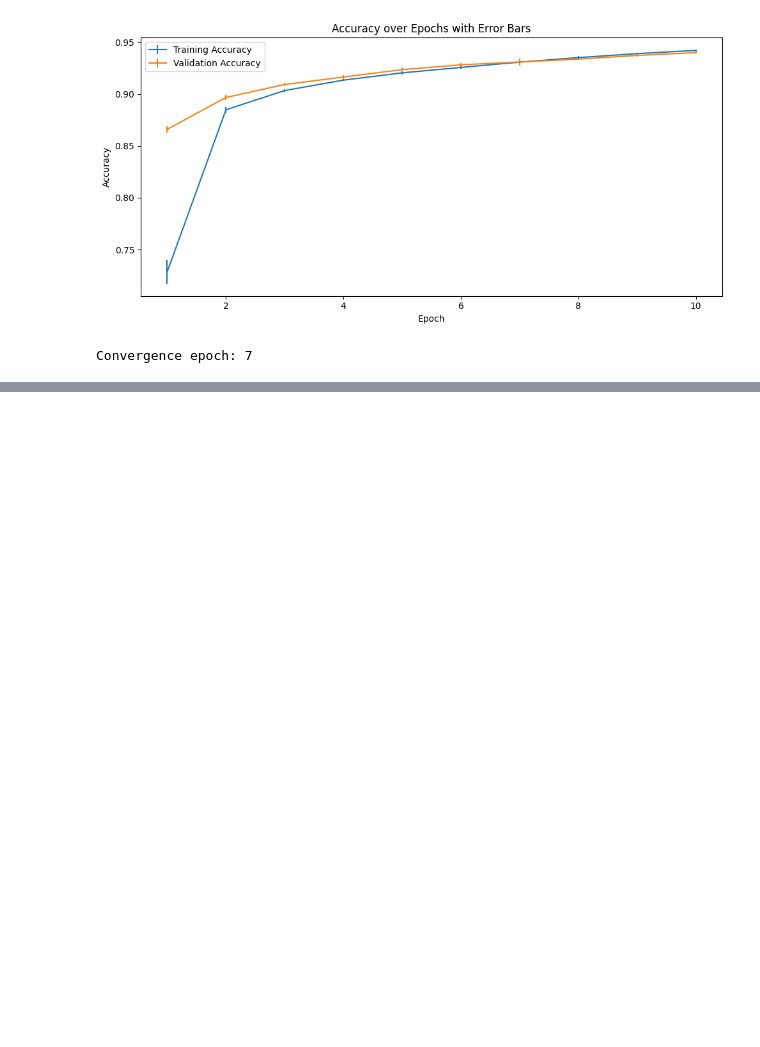
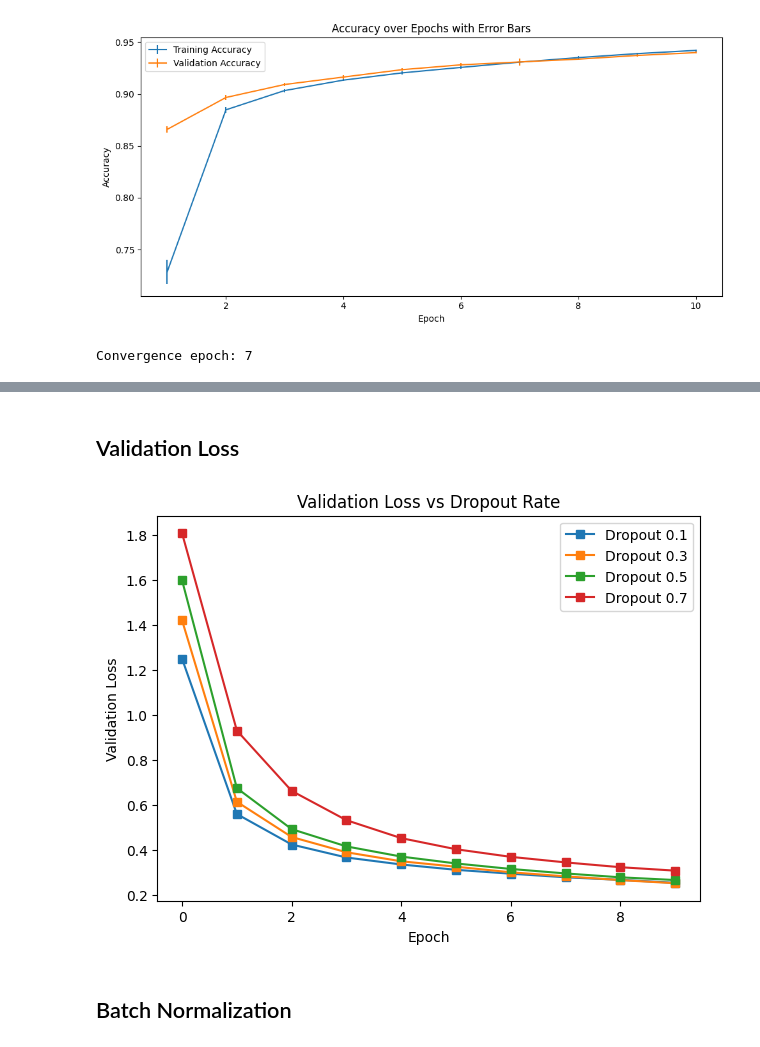
Before and after one commit to habibarezq/ML-Assignments-25, a Jupyter notebook: Assignment-2/notebooks/custom_nn.ipynb, the cells around one changed output, grey strips where cells are left out. Cells and saved outputs as stored; diff of their text form; code cells hidden in the pictures; blank space fills up the shorter version.

```diff
--- a/Assignment-2/notebooks/custom_nn.ipynb
+++ b/Assignment-2/notebooks/custom_nn.ipynb
@@ -240,0 +303,15 @@ Convergence epoch: 7
+# %% [markdown]
+## Validation Loss
+# %%
+plt.figure(figsize=(7, 5))
+for rate in dropout_rates:
+    plt.plot(dropout_results[rate]['val_losses'], label=f'Dropout {rate}', marker='s')
+plt.xlabel('Epoch')
+plt.ylabel('Validation Loss')
+plt.title('Validation Loss vs Dropout Rate')
+plt.legend()
+plt.show()
+# %% [output]
+[figure, added]
+# %% [markdown]
+## Batch Normalization
```
Also changed, not shown: parts of 14 cells of this notebook.
